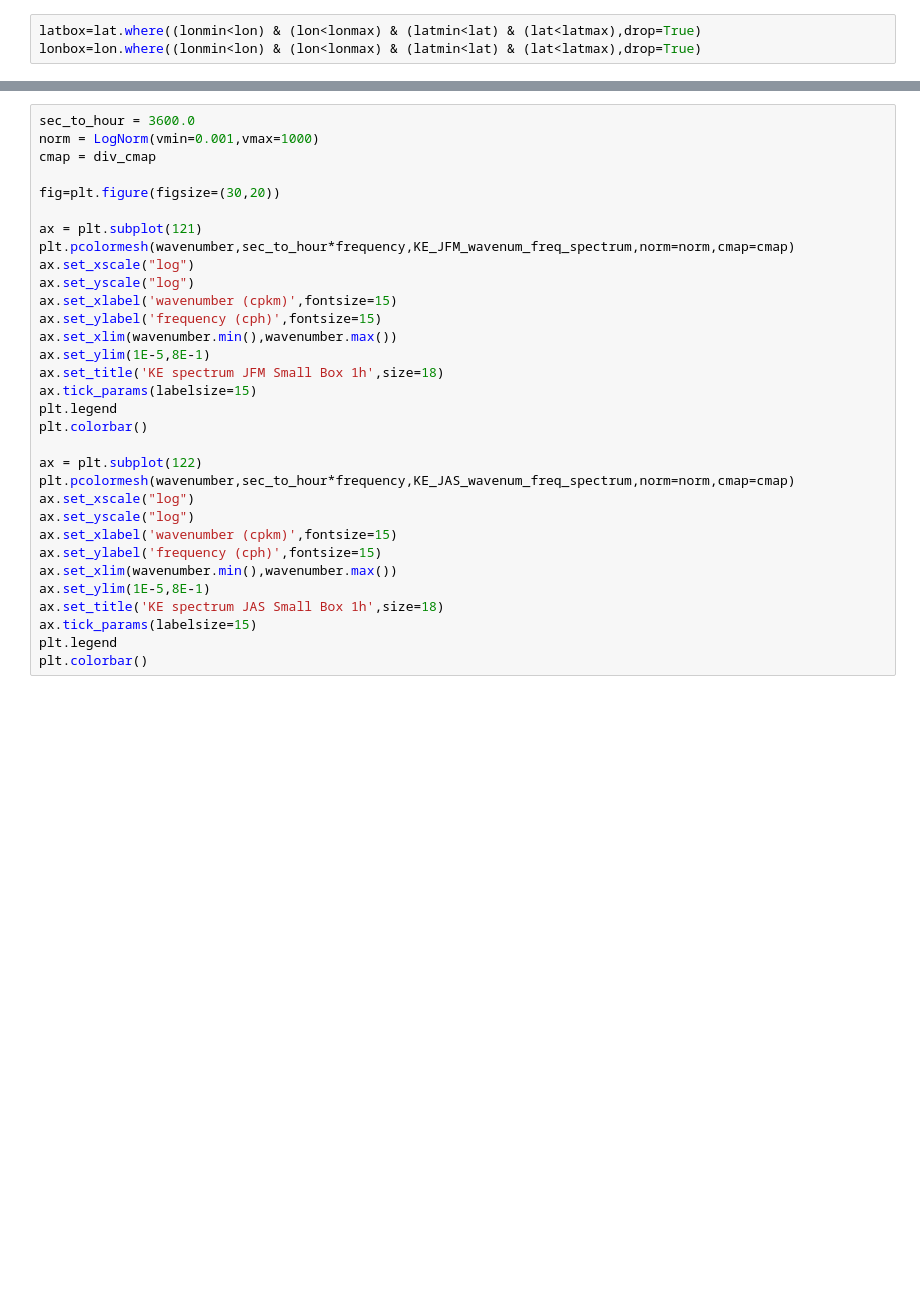
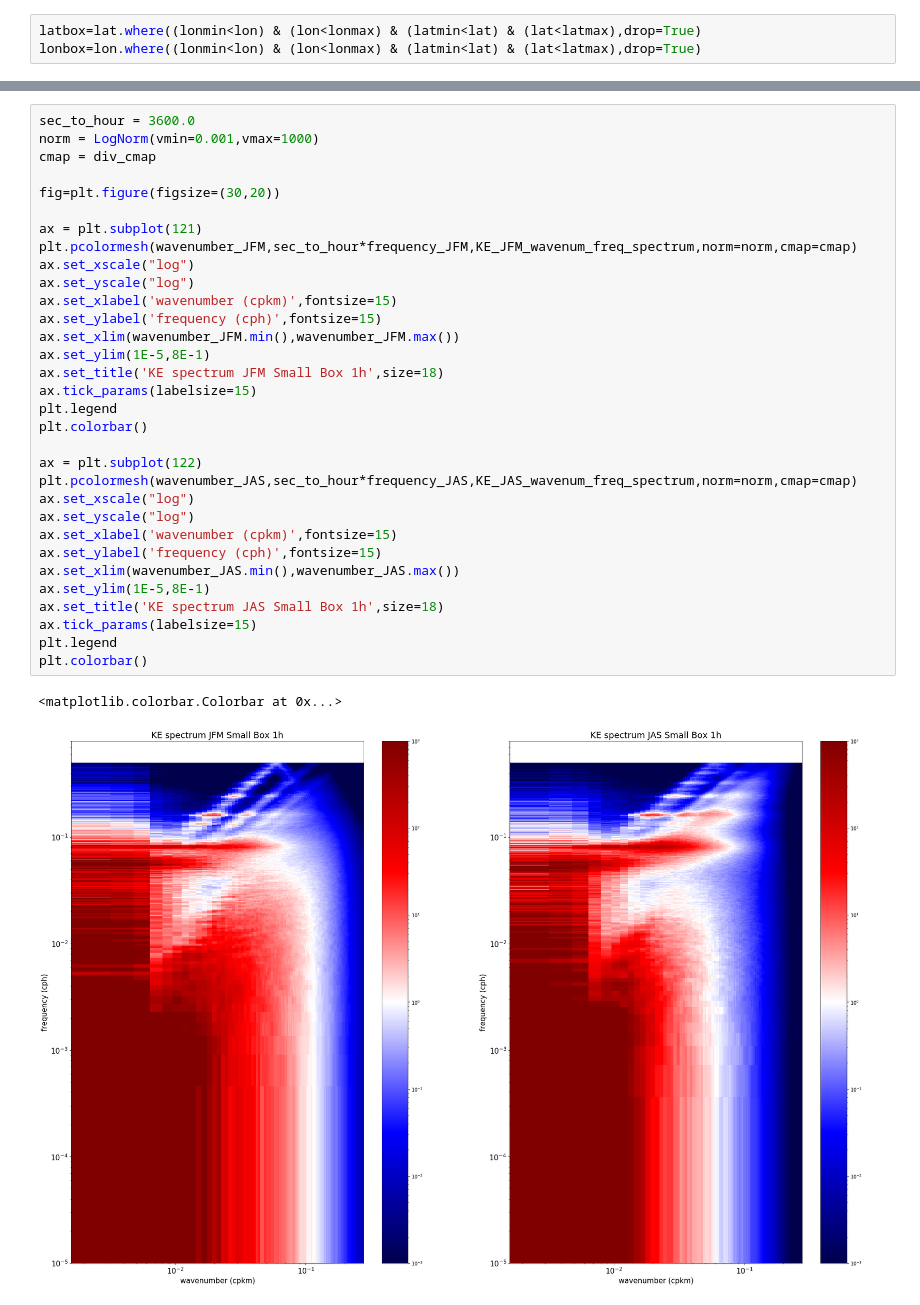
Before and after one commit to auraoupa/testing-pangeo-cloud, a Jupyter notebook: 2019-04-26-AA-test-compute-KE-freq-wavenumber-diag-llc4320.ipynb, the cells around one changed output, grey strips where cells are left out. Cells and saved outputs as stored; diff of their text form; blank space fills up the shorter version.

```diff
--- a/2019-04-26-AA-test-compute-KE-freq-wavenumber-diag-llc4320.ipynb
+++ b/2019-04-26-AA-test-compute-KE-freq-wavenumber-diag-llc4320.ipynb
@@ -156,32 +196,35 @@ KE_JAS_wavenum_freq_spectrum=0.5*(u_wavenum_freq_spectrum+v_wavenum_freq_spectru
 # %%
 sec_to_hour = 3600.0
 norm = LogNorm(vmin=0.001,vmax=1000)
 cmap = div_cmap
 
 fig=plt.figure(figsize=(30,20))
 
 ax = plt.subplot(121)
-plt.pcolormesh(wavenumber,sec_to_hour*frequency,KE_JFM_wavenum_freq_spectrum,norm=norm,cmap=cmap)
+plt.pcolormesh(wavenumber_JFM,sec_to_hour*frequency_JFM,KE_JFM_wavenum_freq_spectrum,norm=norm,cmap=cmap)
 ax.set_xscale("log")
 ax.set_yscale("log")
 ax.set_xlabel('wavenumber (cpkm)',fontsize=15)
 ax.set_ylabel('frequency (cph)',fontsize=15)
-ax.set_xlim(wavenumber.min(),wavenumber.max())
+ax.set_xlim(wavenumber_JFM.min(),wavenumber_JFM.max())
 ax.set_ylim(1E-5,8E-1)
 ax.set_title('KE spectrum JFM Small Box 1h',size=18)
 ax.tick_params(labelsize=15)
 plt.legend
 plt.colorbar()
 
 ax = plt.subplot(122)
-plt.pcolormesh(wavenumber,sec_to_hour*frequency,KE_JAS_wavenum_freq_spectrum,norm=norm,cmap=cmap)
+plt.pcolormesh(wavenumber_JAS,sec_to_hour*frequency_JAS,KE_JAS_wavenum_freq_spectrum,norm=norm,cmap=cmap)
 ax.set_xscale("log")
 ax.set_yscale("log")
 ax.set_xlabel('wavenumber (cpkm)',fontsize=15)
 ax.set_ylabel('frequency (cph)',fontsize=15)
-ax.set_xlim(wavenumber.min(),wavenumber.max())
+ax.set_xlim(wavenumber_JAS.min(),wavenumber_JAS.max())
 ax.set_ylim(1E-5,8E-1)
 ax.set_title('KE spectrum JAS Small Box 1h',size=18)
 ax.tick_params(labelsize=15)
 plt.legend
 plt.colorbar()
+# %% [output]
+<matplotlib.colorbar.Colorbar at 0x...>
+[figure, added]
```
Also changed, not shown: parts of 4 cells of this notebook, 4 other files.
